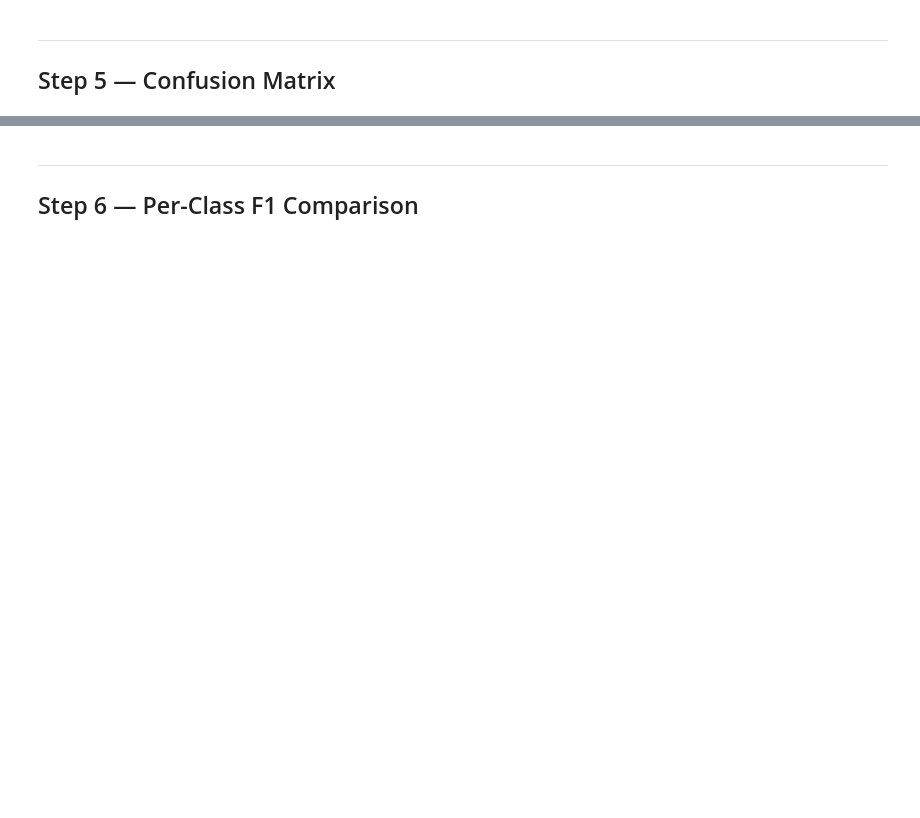
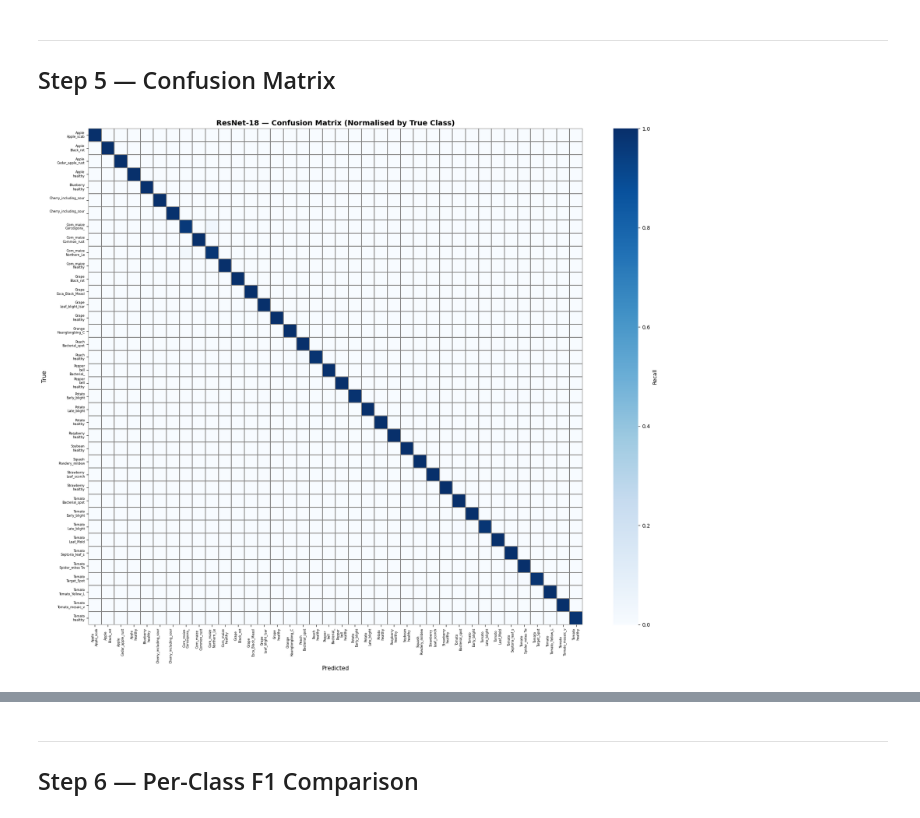
Before and after one commit to Ramachandra-2k96/QML, a Jupyter notebook: plant_classifier.ipynb, the cells around one changed output, grey strips where cells are left out. Drawn from its saved outputs; the diff is of its cells as text; code cells hidden in the pictures; blank space fills up the shorter version.

```diff
--- a/plant_classifier.ipynb
+++ b/plant_classifier.ipynb
@@ -151,5 +160,5 @@ def load_model(path: str) -> nn.Module:
     print(f'  Best Val Acc: {ckpt["best_val_acc"]:.4f}  |  Test Acc: {ckpt["test_acc"]:.4f}')
     return m
 
-resnet   = load_model('plant_resnet18.pth')
-mobilenet = load_model('plant_mobilenet_v3s.pth')
+resnet   = load_model('results/plant_disease/plant_resnet18.pth')
+mobilenet = load_model('results/plant_disease/plant_mobilenet_v3s.pth')
@@ -199,25 +237,27 @@ print(compare.to_string())
 # %%
 def plot_cm(preds, labels, title, fname, figsize=(18, 15)):
     cm = confusion_matrix(labels, preds)
     cm_norm = cm.astype(float) / cm.sum(axis=1, keepdims=True)
     short_names = [c.replace('(', '').replace(')', '').replace(',_', '\n').replace('___', '\n')[:22]
                    for c in class_names]
     fig, ax = plt.subplots(figsize=figsize)
     sns.heatmap(cm_norm, xticklabels=short_names, yticklabels=short_names,
                 cmap='Blues', vmin=0, vmax=1, ax=ax,
                 linewidths=0.3, linecolor='grey',
                 cbar_kws={'label': 'Recall'})
     ax.set_xlabel('Predicted', fontsize=11)
     ax.set_ylabel('True', fontsize=11)
     ax.set_title(title, fontsize=14, fontweight='bold')
     ax.tick_params(axis='both', labelsize=6)
     plt.tight_layout()
     plt.savefig(fname, dpi=150, bbox_inches='tight')
     plt.show()
 
 plot_cm(res_preds, res_labels,
         'ResNet-18 — Confusion Matrix (Normalised by True Class)',
-        'pv_cm_resnet.png')
+        'results/plant_disease/pv_cm_resnet.png')
+# %% [output]
+[figure, added]
 # %%
 plot_cm(mob_preds, mob_labels,
         'MobileNet-V3-Small — Confusion Matrix (Normalised by True Class)',
```
Also changed, not shown: parts of 10 cells of this notebook, 48 other files.
